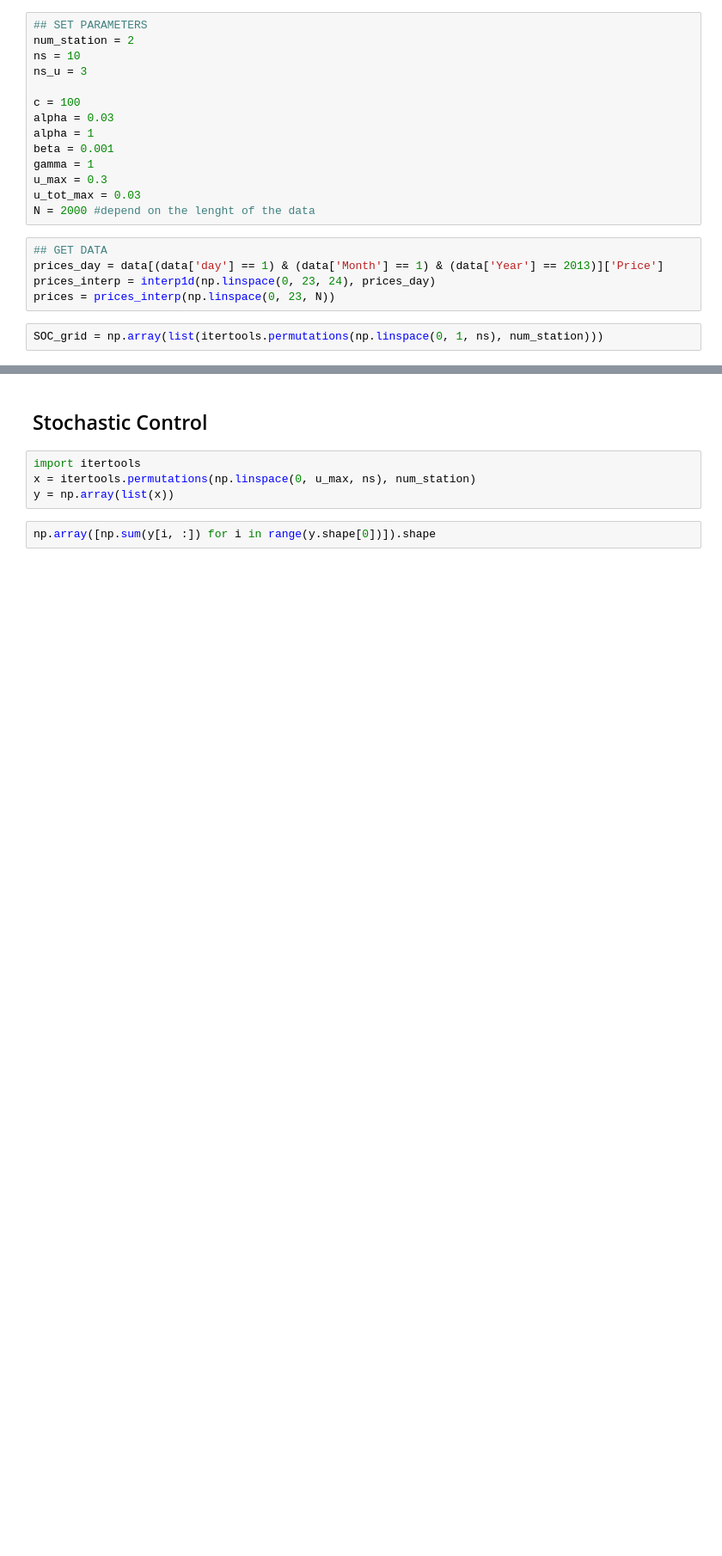
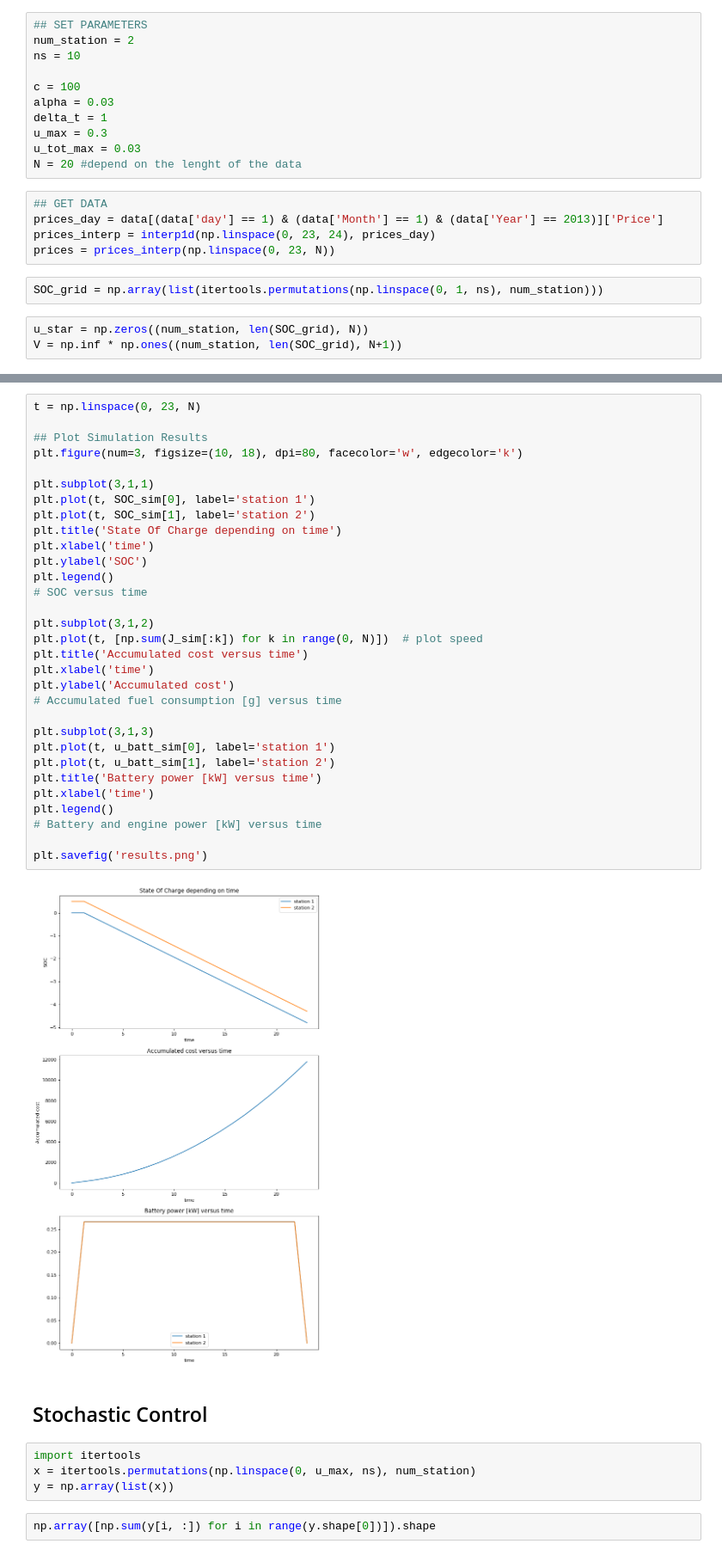
Before and after one commit to mathildebadoual/ev_controller, a Jupyter notebook: ev_controller/project.ipynb, the cells around one changed output, grey strips where cells are left out. Shown: that part at 86% size. Saved outputs shown, nothing was run; the diff lists cells and outputs as text; blank space fills up the shorter version.

```diff
--- a/ev_controller/project.ipynb
+++ b/ev_controller/project.ipynb
@@ -63,16 +63,13 @@ for day in range(1, 31):
 ## SET PARAMETERS
 num_station = 2
 ns = 10
-ns_u = 3
 
 c = 100
 alpha = 0.03
-alpha = 1
-beta = 0.001
-gamma = 1
+delta_t = 1
 u_max = 0.3
 u_tot_max = 0.03
-N = 2000 #depend on the lenght of the data
+N = 20 #depend on the lenght of the data
 # %%
 ## GET DATA
 prices_day = data[(data['day'] == 1) & (data['Month'] == 1) & (data['Year'] == 2013)]['Price']
@@ -80,6 +77,9 @@ prices_interp = interp1d(np.linspace(0, 23, 24), prices_day)
 prices = prices_interp(np.linspace(0, 23, N))
 # %%
 SOC_grid = np.array(list(itertools.permutations(np.linspace(0, 1, ns), num_station)))
+# %%
+u_star = np.zeros((num_station, len(SOC_grid), N))
+V = np.inf * np.ones((num_station, len(SOC_grid), N+1))
 # %%
 ## SOLVE DYNAMIC PROGRAM
 start = time.time()
@@ -125,3 +150,36 @@ print(str(end - start) + " seconds")
+# %%
+t = np.linspace(0, 23, N)
+
+## Plot Simulation Results
+plt.figure(num=3, figsize=(10, 18), dpi=80, facecolor='w', edgecolor='k')
+
+plt.subplot(3,1,1)
+plt.plot(t, SOC_sim[0], label='station 1')
+plt.plot(t, SOC_sim[1], label='station 2')
+plt.title('State Of Charge depending on time')
+plt.xlabel('time')
+plt.ylabel('SOC')
+plt.legend()
+# SOC versus time
+
+plt.subplot(3,1,2)
+plt.plot(t, [np.sum(J_sim[:k]) for k in range(0, N)])  # plot speed
+plt.title('Accumulated cost versus time')
+plt.xlabel('time')
+plt.ylabel('Accumulated cost')
+# Accumulated fuel consumption [g] versus time
+
+plt.subplot(3,1,3)
+plt.plot(t, u_batt_sim[0], label='station 1')
+plt.plot(t, u_batt_sim[1], label='station 2')
+plt.title('Battery power [kW] versus time')
+plt.xlabel('time')
+plt.legend()
+# Battery and engine power [kW] versus time
+
+plt.savefig('results.png')
+# %% [output]
+[figure, added]
 # %% [markdown]
 ## Stochastic Control
 # %%
```
Also changed, not shown: parts of 2 cells of this notebook.
